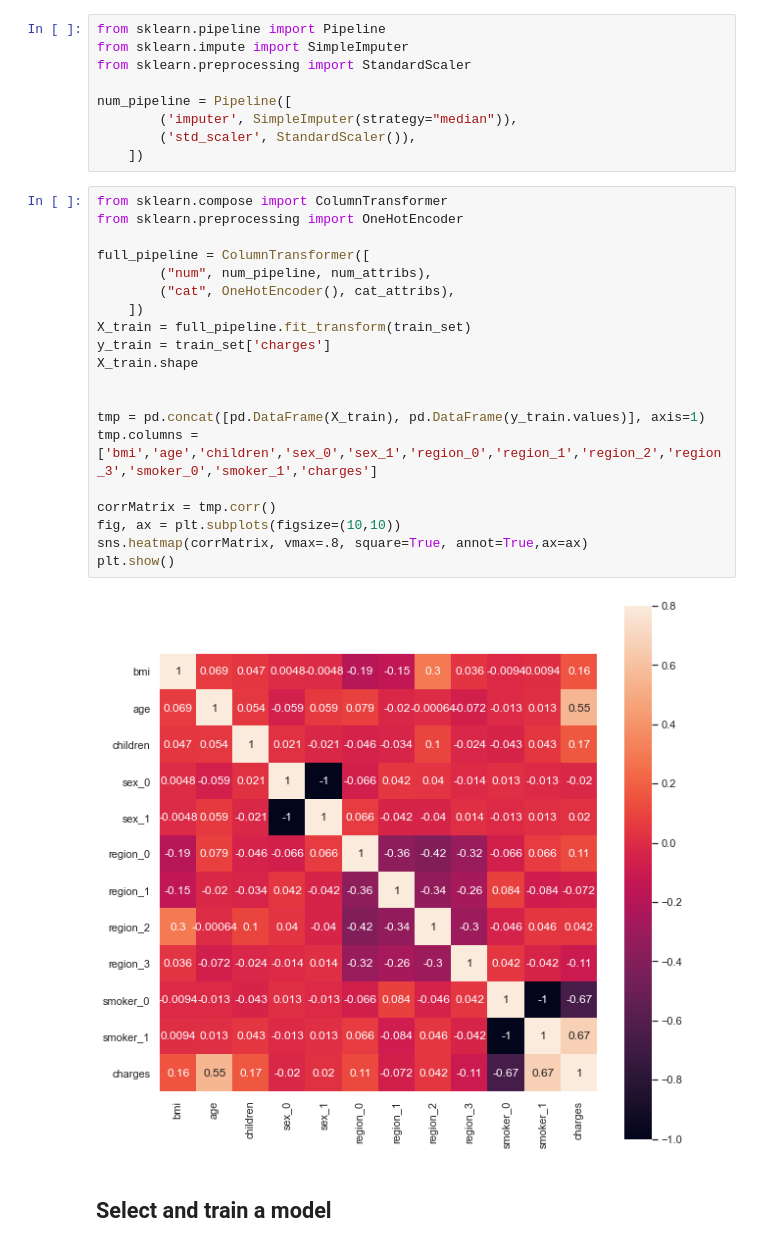
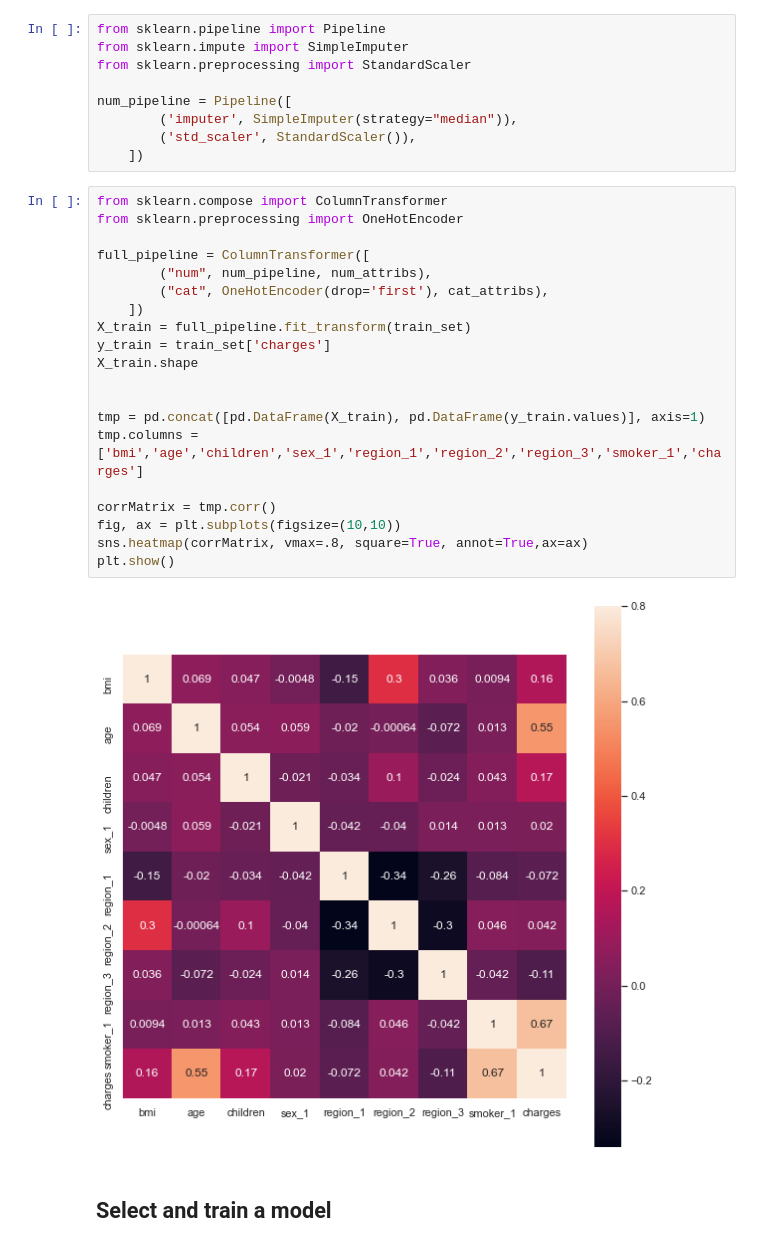
Before and after one commit to ssegui/ml_ub, a Jupyter notebook: notebooks/Session3.ipynb, the cells around one changed output. Cells and saved outputs as stored; diff of their text form.

```diff
--- a/notebooks/Session3.ipynb
+++ b/notebooks/Session3.ipynb
@@ -713,25 +713,25 @@ num_pipeline = Pipeline([
 # %%
 from sklearn.compose import ColumnTransformer
 from sklearn.preprocessing import OneHotEncoder
 
 full_pipeline = ColumnTransformer([
         ("num", num_pipeline, num_attribs),
-        ("cat", OneHotEncoder(), cat_attribs),
+        ("cat", OneHotEncoder(drop='first'), cat_attribs),
     ])
 X_train = full_pipeline.fit_transform(train_set)
 y_train = train_set['charges']
 X_train.shape
 
 
 tmp = pd.concat([pd.DataFrame(X_train), pd.DataFrame(y_train.values)], axis=1)
-tmp.columns = ['bmi','age','children','sex_0','sex_1','region_0','region_1','region_2','region_3','smoker_0','smoker_1','charges']
+tmp.columns = ['bmi','age','children','sex_1','region_1','region_2','region_3','smoker_1','charges']
 
 corrMatrix = tmp.corr()
 fig, ax = plt.subplots(figsize=(10,10))
 sns.heatmap(corrMatrix, vmax=.8, square=True, annot=True,ax=ax)
 plt.show()
 # %% [output]
-[figure, old version]
+[figure, new version]
 # %% [markdown]
 ## Select and train a model
 # %%
```
Also changed, not shown: parts of 22 cells of this notebook.
